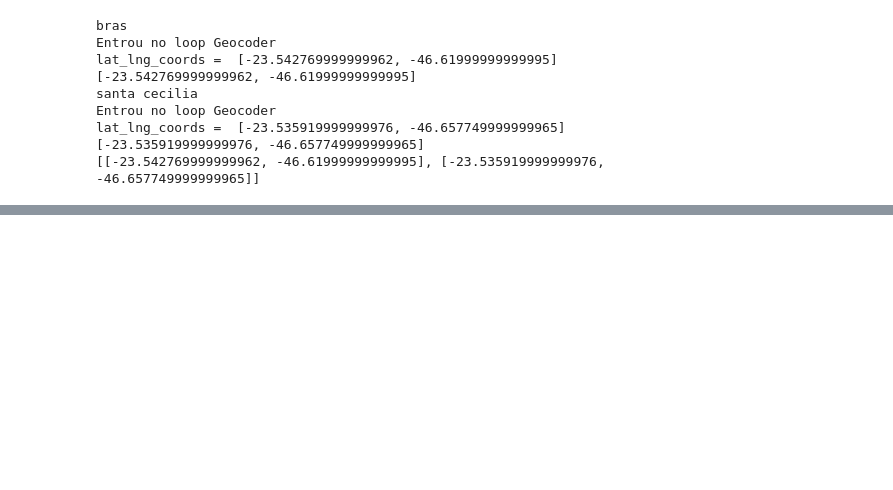
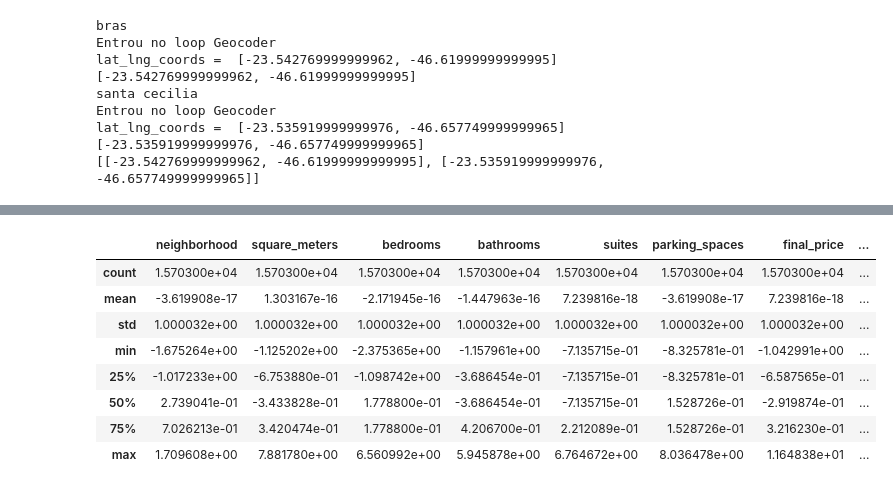
Before and after one commit to FernandoRFranca/Coursera_Capstone, a Jupyter notebook: Coursera Data Science Final Project.ipynb, the cells around one changed output, grey strips where cells are left out. Saved outputs shown, nothing was run; the diff lists cells and outputs as text; code cells hidden in the pictures; blank space fills up the shorter version.

```diff
--- a/Coursera Data Science Final Project.ipynb
+++ b/Coursera Data Science Final Project.ipynb
@@ -72,0 +121,3 @@ df['neighborhood'].unique().size
+# %%
+previsores = df.iloc[:,0:5].values
+classe = df.iloc[:,6].values
@@ -110,0 +336,12 @@ lat_lng_coords =  [-23.535919999999976, -46.657749999999965]
+# %%
+df.describe()
+# %% [output]
+|  | neighborhood | square_meters | bedrooms | bathrooms | suites | parking_spaces | final_price | ... |
+| count | 1.570300e+04 | 1.570300e+04 | 1.570300e+04 | 1.570300e+04 | 1.570300e+04 | 1.570300e+04 | 1.570300e+04 | ... |
+| mean | -3.619908e-17 | 1.303167e-16 | -2.171945e-16 | -1.447963e-16 | 7.239816e-18 | -3.619908e-17 | 7.239816e-18 | ... |
+| std | 1.000032e+00 | 1.000032e+00 | 1.000032e+00 | 1.000032e+00 | 1.000032e+00 | 1.000032e+00 | 1.000032e+00 | ... |
+| min | -1.675264e+00 | -1.125202e+00 | -2.375365e+00 | -1.157961e+00 | -7.135715e-01 | -8.325781e-01 | -1.042991e+00 | ... |
+| 25% | -1.017233e+00 | -6.753880e-01 | -1.098742e+00 | -3.686454e-01 | -7.135715e-01 | -8.325781e-01 | -6.587565e-01 | ... |
+| 50% | 2.739041e-01 | -3.433828e-01 | 1.778800e-01 | -3.686454e-01 | -7.135715e-01 | 1.528726e-01 | -2.919874e-01 | ... |
+| 75% | 7.026213e-01 | 3.420474e-01 | 1.778800e-01 | 4.206700e-01 | 2.212089e-01 | 1.528726e-01 | 3.216230e-01 | ... |
+| max | 1.709608e+00 | 7.881780e+00 | 6.560992e+00 | 5.945878e+00 | 6.764672e+00 | 8.036478e+00 | 1.164838e+01 | ... |
```
Also changed, not shown: parts of 34 cells of this notebook.
